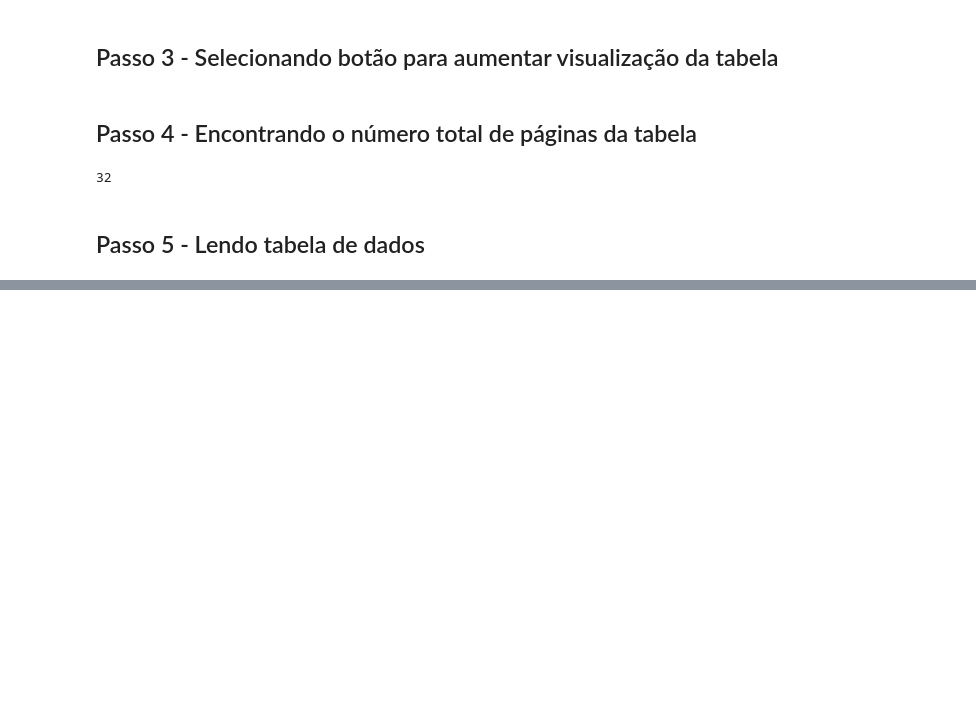
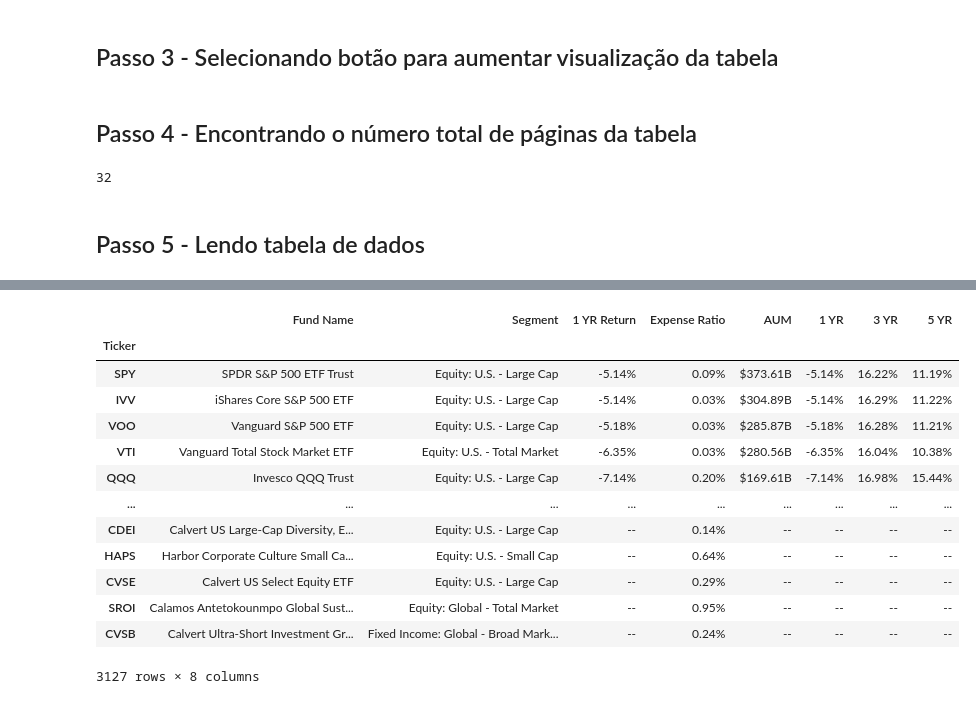
Before and after one commit to Shimous/python_finance, a Jupyter notebook: WebScraping/WebScraping.ipynb, the cells around one changed output, grey strips where cells are left out. Saved outputs shown, nothing was run; the diff lists cells and outputs as text; code cells hidden in the pictures; blank space fills up the shorter version.

```diff
--- a/WebScraping/WebScraping.ipynb
+++ b/WebScraping/WebScraping.ipynb
@@ -51,3 +38,5 @@ numero_paginas
 32
 # %% [markdown]
 ## Passo 5 - Lendo tabela de dados
+# %%
+elemento = driver.find_element('xpath', '//*[@id="panel:r1:0"]/div/div[1]')
@@ -71,0 +178,22 @@ AttributeError: 'NoneType' object has no attribute 'apend'
+# %%
+tabela_rentabilidade_etfs = tabela_performance_etfs.set_index("Ticker")
+tabela_rentabilidade_etfs = tabela_rentabilidade_etfs[['1 YR', '3 YR', '5 YR']],
+tabela_cadastro_etfs = tabela_etfs.set_index("Ticker")
+# %%
+tabela_dados_final = tabela_cadastro_etfs.join(tabela_rentabilidade_etfs, how = 'inner')
+tabela_dados_final
+# %% [output]
+|  | Fund Name | Segment | 1 YR Return | Expense Ratio | AUM | 1 YR | 3 YR | 5 YR |
+| Ticker |  |  |  |  |  |  |  |  |
+| SPY | SPDR S&P 500 ETF Trust | Equity: U.S. - Large Cap | -5.14% | 0.09% | $373.61B | -5.14% | 16.22% | 11.19% |
+| IVV | iShares Core S&P 500 ETF | Equity: U.S. - Large Cap | -5.14% | 0.03% | $304.89B | -5.14% | 16.29% | 11.22% |
+| VOO | Vanguard S&P 500 ETF | Equity: U.S. - Large Cap | -5.18% | 0.03% | $285.87B | -5.18% | 16.28% | 11.21% |
+| VTI | Vanguard Total Stock Market ETF | Equity: U.S. - Total Market | -6.35% | 0.03% | $280.56B | -6.35% | 16.04% | 10.38% |
+| QQQ | Invesco QQQ Trust | Equity: U.S. - Large Cap | -7.14% | 0.20% | $169.61B | -7.14% | 16.98% | 15.44% |
+| ... | ... | ... | ... | ... | ... | ... | ... | ... |
+| CDEI | Calvert US Large-Cap Diversity, E... | Equity: U.S. - Large Cap | -- | 0.14% | -- | -- | -- | -- |
+| HAPS | Harbor Corporate Culture Small Ca... | Equity: U.S. - Small Cap | -- | 0.64% | -- | -- | -- | -- |
+| CVSE | Calvert US Select Equity ETF | Equity: U.S. - Large Cap | -- | 0.29% | -- | -- | -- | -- |
+| SROI | Calamos Antetokounmpo Global Sust... | Equity: Global - Total Market | -- | 0.95% | -- | -- | -- | -- |
+| CVSB | Calvert Ultra-Short Investment Gr... | Fixed Income: Global - Broad Mark... | -- | 0.24% | -- | -- | -- | -- |
+3127 rows × 8 columns
```
Also changed, not shown: parts of 15 cells of this notebook, 3 other files.
